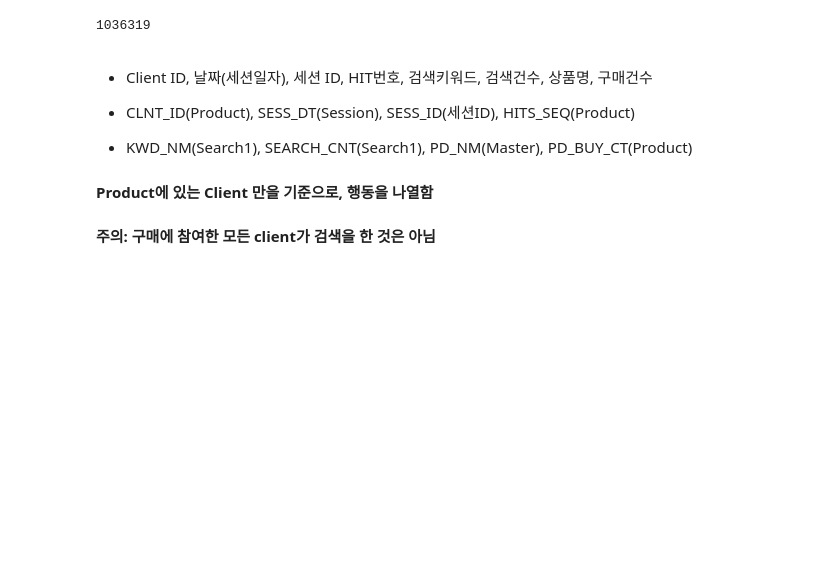
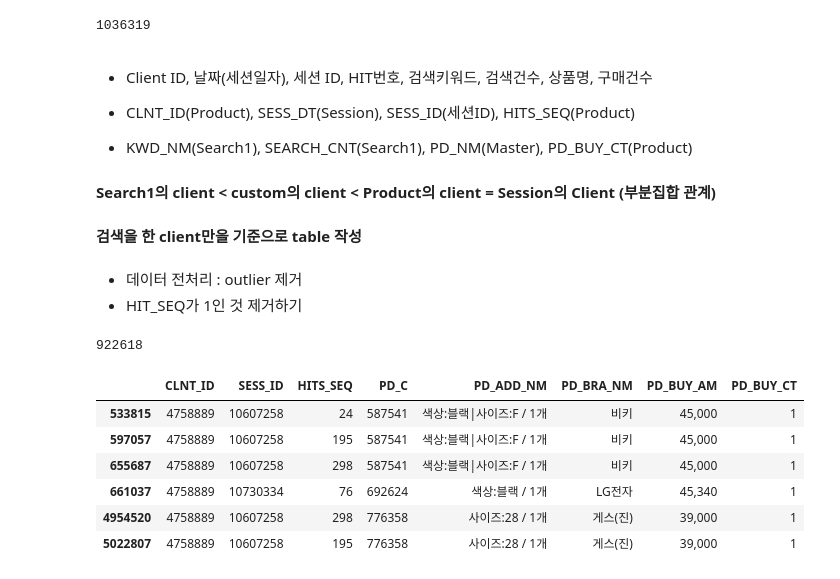
Before and after one commit to LSHReader/KuPoint, a Jupyter notebook: Client Behavior.ipynb, the cells around one changed output. Drawn from its saved outputs; the diff is of its cells as text; code cells hidden in the pictures; blank space fills up the shorter version.

```diff
--- a/Client Behavior.ipynb
+++ b/Client Behavior.ipynb
@@ -64,5 +65,26 @@ print(temp2['CLNT_AGE'].isnull().sum().sum())
 - CLNT_ID(Product), SESS_DT(Session), SESS_ID(세션ID), HITS_SEQ(Product)
 - KWD_NM(Search1), SEARCH_CNT(Search1), PD_NM(Master), PD_BUY_CT(Product)
 
-#### Product에 있는 Client 만을 기준으로, 행동을 나열함
-#### 주의: 구매에 참여한 모든 client가 검색을 한 것은 아님
+#### Search1의 client < custom의 client < Product의 client = Session의 Client  (부분집합 관계)
+#### 검색을 한 client만을 기준으로 table 작성
+# %% [markdown]
+- 데이터 전처리 : outlier 제거
+- HIT_SEQ가 1인 것 제거하기
+# %%
+#HIT_SEQ가 1인 Column 제거하기 (outlier로 간주하라고 하였음)
+
+idx = (Product['HITS_SEQ'] != 1)
+Product = Product[idx]
+print(len(Product['CLNT_ID'].value_counts()))
+# %% [output]
+922618
+# %%
+Product[Product['CLNT_ID'] == 4758889]
+# %% [output]
+|  | CLNT_ID | SESS_ID | HITS_SEQ | PD_C | PD_ADD_NM | PD_BRA_NM | PD_BUY_AM | PD_BUY_CT |
+| 533815 | 4758889 | 10607258 | 24 | 587541 | 색상:블랙|사이즈:F / 1개 | 비키 | 45,000 | 1 |
+| 597057 | 4758889 | 10607258 | 195 | 587541 | 색상:블랙|사이즈:F / 1개 | 비키 | 45,000 | 1 |
+| 655687 | 4758889 | 10607258 | 298 | 587541 | 색상:블랙|사이즈:F / 1개 | 비키 | 45,000 | 1 |
+| 661037 | 4758889 | 10730334 | 76 | 692624 | 색상:블랙 / 1개 | LG전자 | 45,340 | 1 |
+| 4954520 | 4758889 | 10607258 | 298 | 776358 | 사이즈:28 / 1개 | 게스(진) | 39,000 | 1 |
+| 5022807 | 4758889 | 10607258 | 195 | 776358 | 사이즈:28 / 1개 | 게스(진) | 39,000 | 1 |
```
Also changed, not shown: parts of 19 cells of this notebook.
